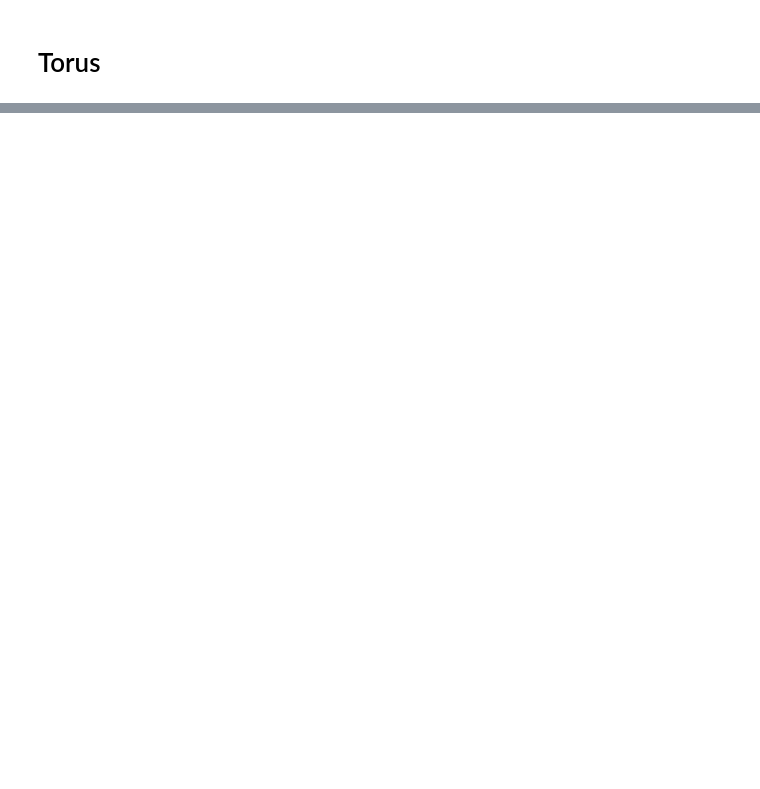
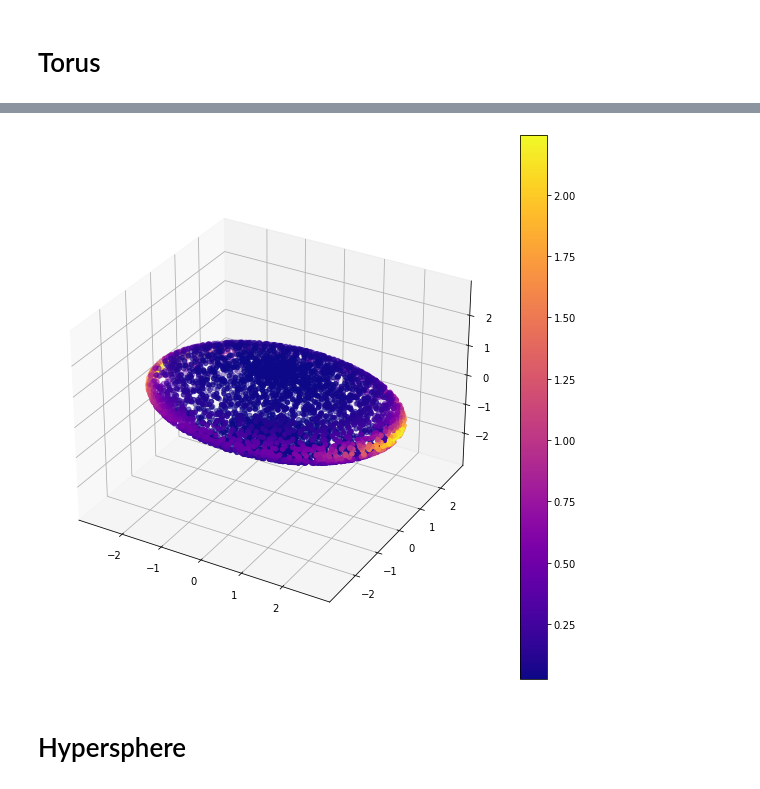
Before and after one commit to professorwug/diffusion-curvature-old, a Jupyter notebook: 01_datasets.ipynb, the cells around one changed output, grey strips where cells are left out. Saved outputs shown, nothing was run; the diff lists cells and outputs as text; code cells hidden in the pictures; blank space fills up the shorter version.

```diff
--- a/01_datasets.ipynb
+++ b/01_datasets.ipynb
@@ -55,0 +199,48 @@ def torus(n=2000, c=2, a=1, noise=None, seed=None):
+# %%
+#export
+def rejection_sample_for_ellipsoid(n,a,b,c):
+    theta = np.random.random(n)*2*np.pi
+    phi = np.random.random(n)*2*np.pi
+    fx = np.sqrt(-a**2 * b**2 * np.sin(phi)**4 + a**2 * b**2 * np.sin(phi)**2 + a**2 * c**2 * np.sin(phi)**4 * np.sin(theta)**2 - b**2 * c**2 * np.sin(phi)**4 * np.sin(theta)**2 + b**2 * c**2 * np.sin(phi)**4)
+    yvec = np.random.random(n) * (1/np.max(fx))
+    return theta[yvec < fx], phi[yvec < fx]
+
+def ellipsoid(n=2000,a=3,b=2,c=1, seed=None):
+    """Sample roughly n points on an ellipsoid, using rejection sampling.
+
+    Parameters
+    ----------
+    n : int, optional
+        number of points, by default 2000
+    a : int, optional
+        ellipsoid param1, by default 3
+    b : int, optional
+        ellipsoid param2, by default 2
+    c : int, optional
+        stretchiness in z, by default 1
+    seed : int, optional
+        For repeatability, seed the randomness, by default None
+
+    Returns
+    -------
+    The sampled points, and the curvatures of each point
+    """
+
+    np.random.seed(seed)
+    theta, phi = rejection_sample_for_ellipsoid(n,a,b,c)
+    data = np.zeros((len(theta), 3))
+    data[:, 0] = a*np.cos(theta)* np.sin(phi)
+    data[:, 1] = b*np.sin(theta)*np.sin(phi)
+    data[:, 2] = c*np.cos(phi)
+
+    # compute curvature of sampled torus (gaussian curvature)
+    ks = 2* (a**2 * b**2 * c**2) / (a**2 * b**2 * np.cos(phi)**2 + c**2 * (b**2 * np.cos(theta)**2 + a**2 * np.sin(theta)**2)*np.sin(phi)**2)**2
+
+    return data, ks
+# %%
+X, ks = ellipsoid(n=5000)
+plot_3d(X,ks,colorbar=True)
+# %% [output]
+[figure, added]
+# %% [markdown]
+# Hypersphere
```
Also changed, not shown: parts of 26 cells of this notebook, 18 other files.
